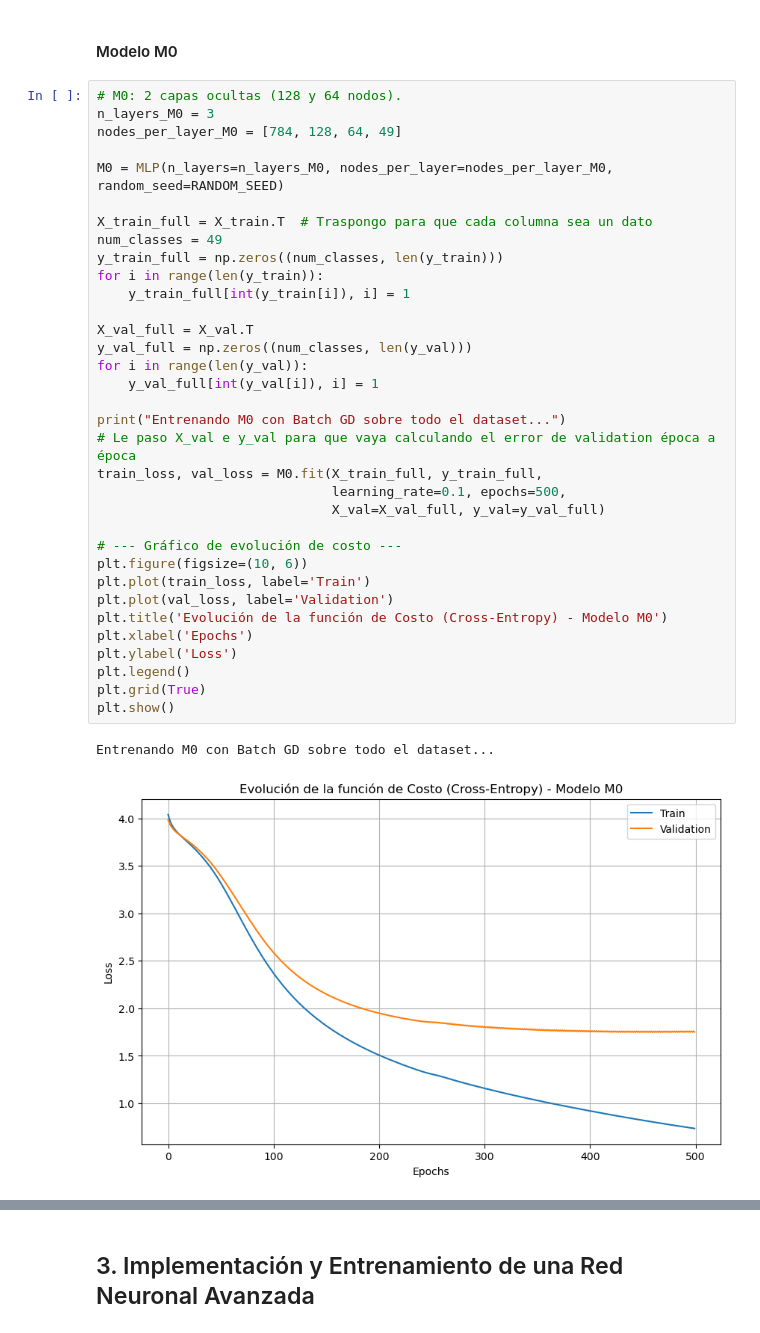
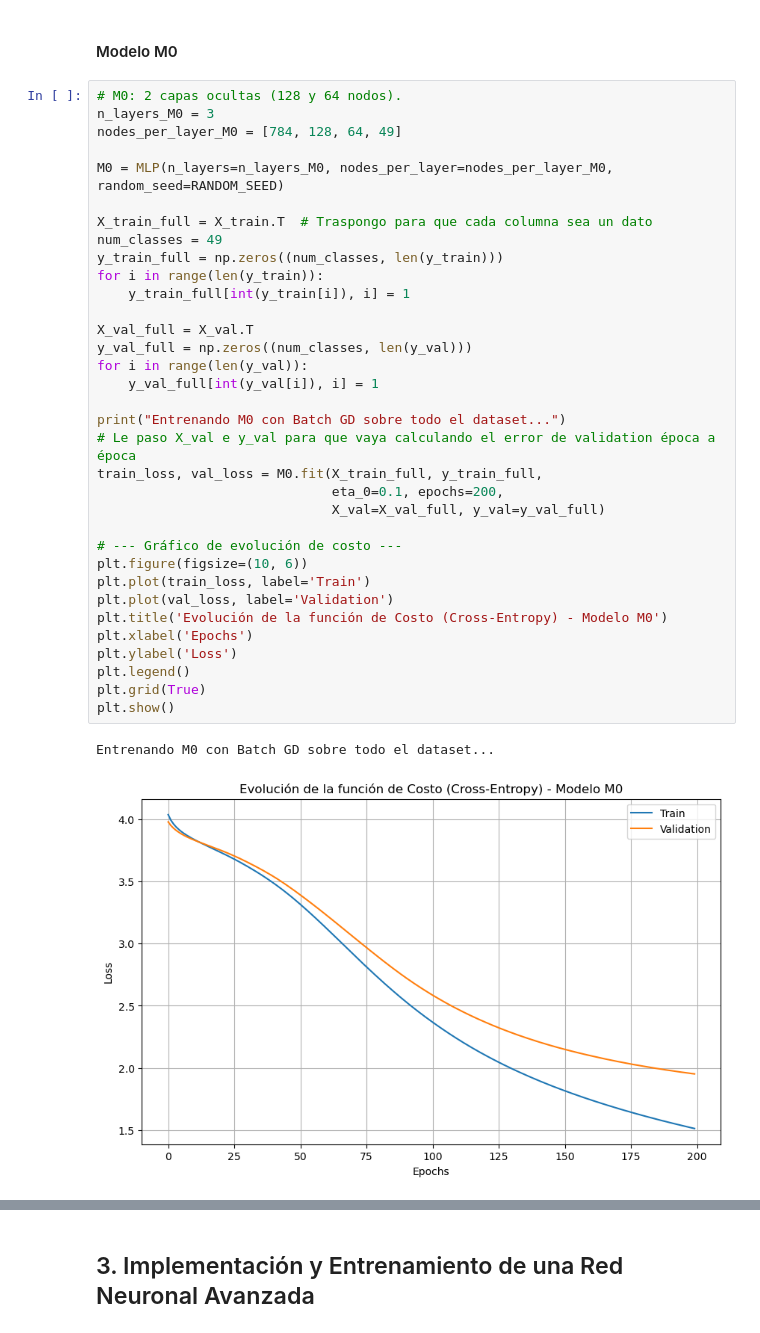
Before and after one commit to Santicar575/TP3_ML_Redes_Neuronales, a Jupyter notebook: notebooks/Entrega_TP3.ipynb, the cells around one changed output, grey strips where cells are left out. Saved outputs shown, nothing was run; the diff lists cells and outputs as text.

```diff
--- a/notebooks/Entrega_TP3.ipynb
+++ b/notebooks/Entrega_TP3.ipynb
@@ -157,34 +160,34 @@ nodes_per_layer_M0 = [784, 128, 64, 49]
 M0 = MLP(n_layers=n_layers_M0, nodes_per_layer=nodes_per_layer_M0, random_seed=RANDOM_SEED)
 
 X_train_full = X_train.T  # Traspongo para que cada columna sea un dato
 num_classes = 49
 y_train_full = np.zeros((num_classes, len(y_train)))
 for i in range(len(y_train)):
     y_train_full[int(y_train[i]), i] = 1
 
 X_val_full = X_val.T
 y_val_full = np.zeros((num_classes, len(y_val)))
 for i in range(len(y_val)):
     y_val_full[int(y_val[i]), i] = 1
 
 print("Entrenando M0 con Batch GD sobre todo el dataset...")
 # Le paso X_val e y_val para que vaya calculando el error de validation época a época
 train_loss, val_loss = M0.fit(X_train_full, y_train_full,
-                              learning_rate=0.1, epochs=500,
+                              eta_0=0.1, epochs=200,
                               X_val=X_val_full, y_val=y_val_full)
 
 # --- Gráfico de evolución de costo ---
 plt.figure(figsize=(10, 6))
 plt.plot(train_loss, label='Train')
 plt.plot(val_loss, label='Validation')
 plt.title('Evolución de la función de Costo (Cross-Entropy) - Modelo M0')
 plt.xlabel('Epochs')
 plt.ylabel('Loss')
 plt.legend()
 plt.grid(True)
 plt.show()
 # %% [output]
 Entrenando M0 con Batch GD sobre todo el dataset...
-[figure, old version]
+[figure, new version]
 # %%
 # Evaluar Entrenamiento
```
Also changed, not shown: parts of 8 cells of this notebook, 2 other files.
